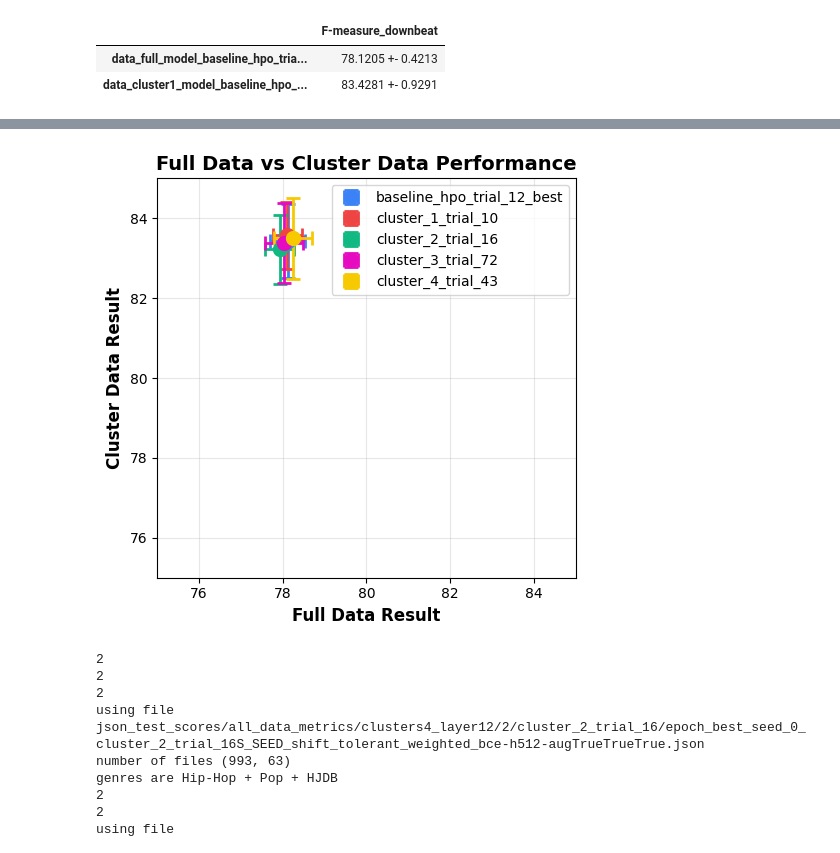
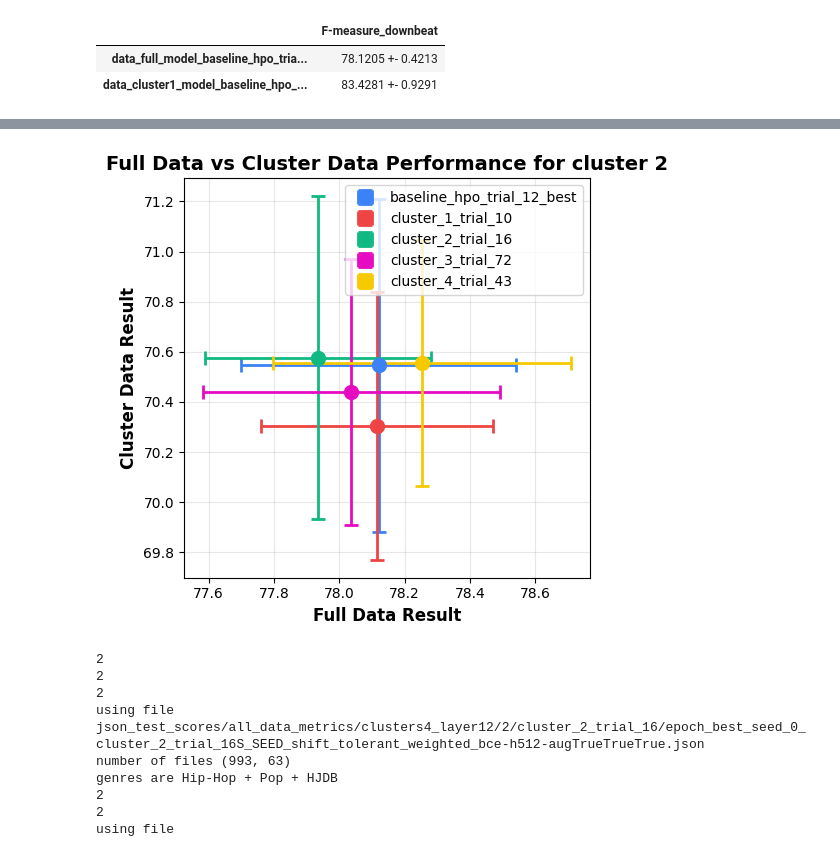
Before and after one commit to PulyaPolya/beat_this, a Jupyter notebook: results_evaluation.ipynb, the cells around one changed output, grey strips where cells are left out. Saved outputs shown, nothing was run; the diff lists cells and outputs as text; code cells hidden in the pictures.

```diff
--- a/results_evaluation.ipynb
+++ b/results_evaluation.ipynb
@@ -4401,7 +4474,7 @@ genres are Hip-Hop + Pop + HJDB
 seeds = [0,1,2,3,4,5,6,7,8,9]
 json_path = "json_test_scores"
 names =["baseline_hpo_trial_12_best","cluster_1_trial_10", "cluster_2_trial_16", "cluster_3_trial_72", "cluster_4_trial_43"]
-cluster, cluster_config = 1, "clusters4_layer12"
+cluster, cluster_config = 3, "clusters4_layer12"
 df_path= "data_cluster_assignments/df_cmeans_12_4clusters_new.csv"
 df_total = []
 for model_name in names:
@@ -4461,0 +4529,21 @@ cluster_scores = df_total.loc[index_cluster].values
+# %%
+def get_all_metrics_cluster(seeds, json_path,names, cluster, cluster_config, df_path, metric ):
+
+    df_total = []
+    for model_name in names:
+        df_scores = get_scores_for_plots(json_path, cluster, cluster_config, df_path, seeds, model_name, metric=metric)
+        print(f"Model: {model_name}")
+        df_total.append(df_scores)
+    df_total = pd.concat (df_total, axis=0)
+    return df_total
+# %%
+seeds = [0,1,2,3,4,5,6,7,8,9]
+dataframes = []
+json_path = "json_test_scores"
+names =["baseline_hpo_trial_12_best","cluster_1_trial_10", "cluster_2_trial_16", "cluster_3_trial_72", "cluster_4_trial_43"]
+cluster_config =  "clusters4_layer12"
+df_path= "data_cluster_assignments/df_cmeans_12_4clusters_new.csv"
+metric = "ACR_L2_any_beat"
+for cluster in [1,2,3,4]:
+    df_total = get_all_metrics_cluster(seeds, json_path,names, cluster, cluster_config, df_path, metric )
+    dataframes.append(df_total)
@@ -4464,37 +4624,37 @@ import matplotlib.pyplot as plt
 import numpy as np
 
 # Data
 full_scores_mean, full_scores_std, cluster_scores_mean, cluster_scores_std = get_scores_from_table(df_total)
 models =["baseline_hpo_trial_12_best", "cluster_1_trial_10", "cluster_2_trial_16", "cluster_3_trial_72", "cluster_4_trial_43"]
 
 full_data = full_scores_mean
 full_errors = full_scores_std
 cluster_data = cluster_scores_mean
 cluster_errors = cluster_scores_std
 # Create the scatter plot
 plt.figure(figsize=(5, 5))
 
 # Plot each model with error bars
 colors = ['#3b82f6', '#ef4444', '#10b981', "#e60bc1", "#f6c901" ]
 for i, model in enumerate(models):
     plt.errorbar(full_data[i], cluster_data[i],
                  xerr=full_errors[i], yerr=cluster_errors[i],
                  fmt='o', markersize=10, capsize=5, capthick=2,
                  color=colors[i], label=model, linewidth=2)
 
 # Customize the plot
 plt.xlabel('Full Data Result', fontsize=12, fontweight='bold')
 plt.ylabel('Cluster Data Result', fontsize=12, fontweight='bold')
-plt.title('Full Data vs Cluster Data Performance', fontsize=14, fontweight='bold')
+plt.title(f'Full Data vs Cluster Data Performance for cluster {cluster}', fontsize=14, fontweight='bold')
 plt.legend(loc='best', fontsize=10)
 plt.grid(True, alpha=0.3)
-plt.ylim(75, 85)
-plt.xlim(75, 85)
+# plt.ylim(75, 85)
+# plt.xlim(75, 85)
 # Adjust layout and display
 plt.tight_layout()
 plt.show()
 # %% [output]
-[figure, old version]
+[figure, new version]
 # %%
 json_path = "json_test_scores"
 cluster, cluster_config = 1, "clusters4_layer12"
```
Also changed, not shown: parts of 14 cells of this notebook.
